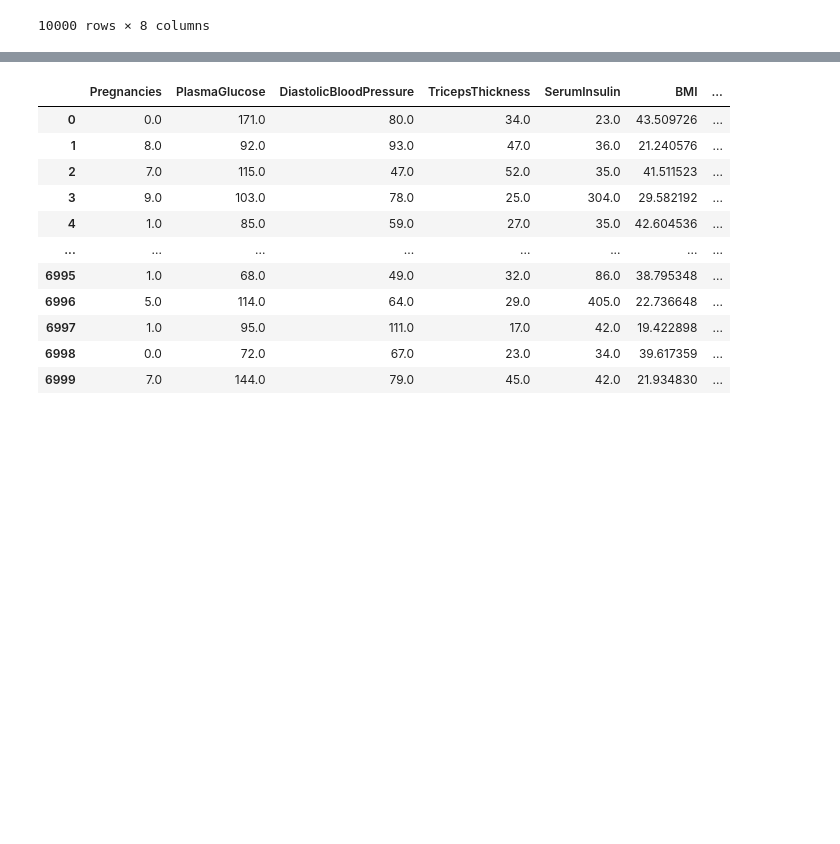
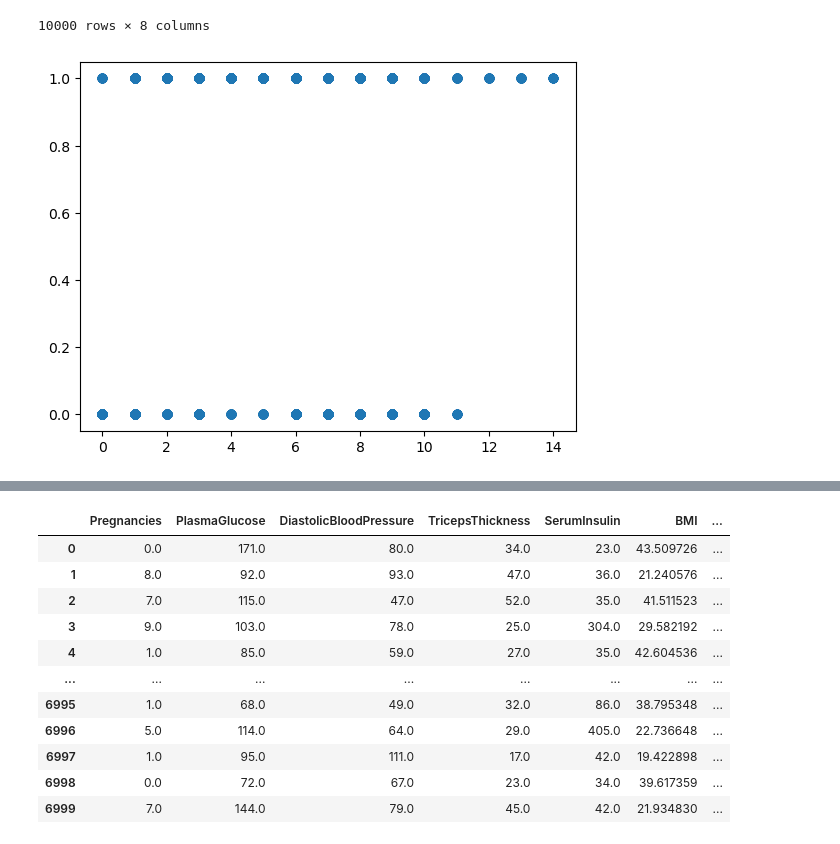
Before and after one commit to zafchiel/datas-notebooks, a Jupyter notebook: diabetes/analysis.ipynb, the cells around one changed output, grey strips where cells are left out. Saved outputs shown, nothing was run; the diff lists cells and outputs as text; code cells hidden in the pictures; blank space fills up the shorter version.

```diff
--- a/diabetes/analysis.ipynb
+++ b/diabetes/analysis.ipynb
@@ -53,3 +55,10 @@ x_data
 | 9998 | 0 | 145 | 67 | 30 | 21 | 18.811861 | ... |
 | 9999 | 10 | 100 | 54 | 34 | 27 | 38.840943 | ... |
 10000 rows × 8 columns
+# %%
+X_train, X_test, y_train, y_test = train_test_split(x_data, y_data, test_size=0.1)
+# %%
+plt.scatter(X_train['Pregnancies'], y_train)
+plt.show()
+# %% [output]
+[figure, added]
```
Also changed, not shown: parts of 6 cells of this notebook.
